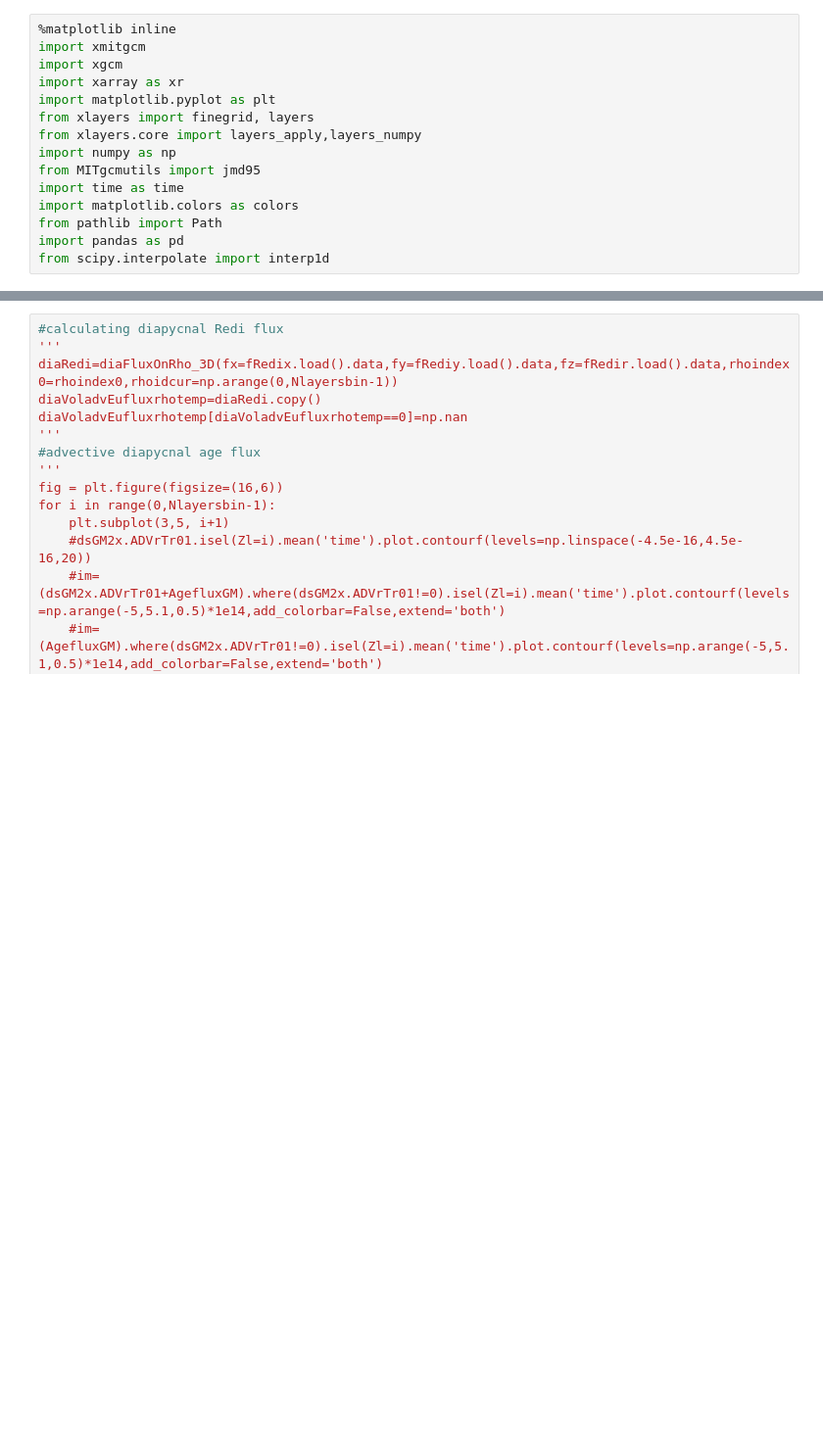
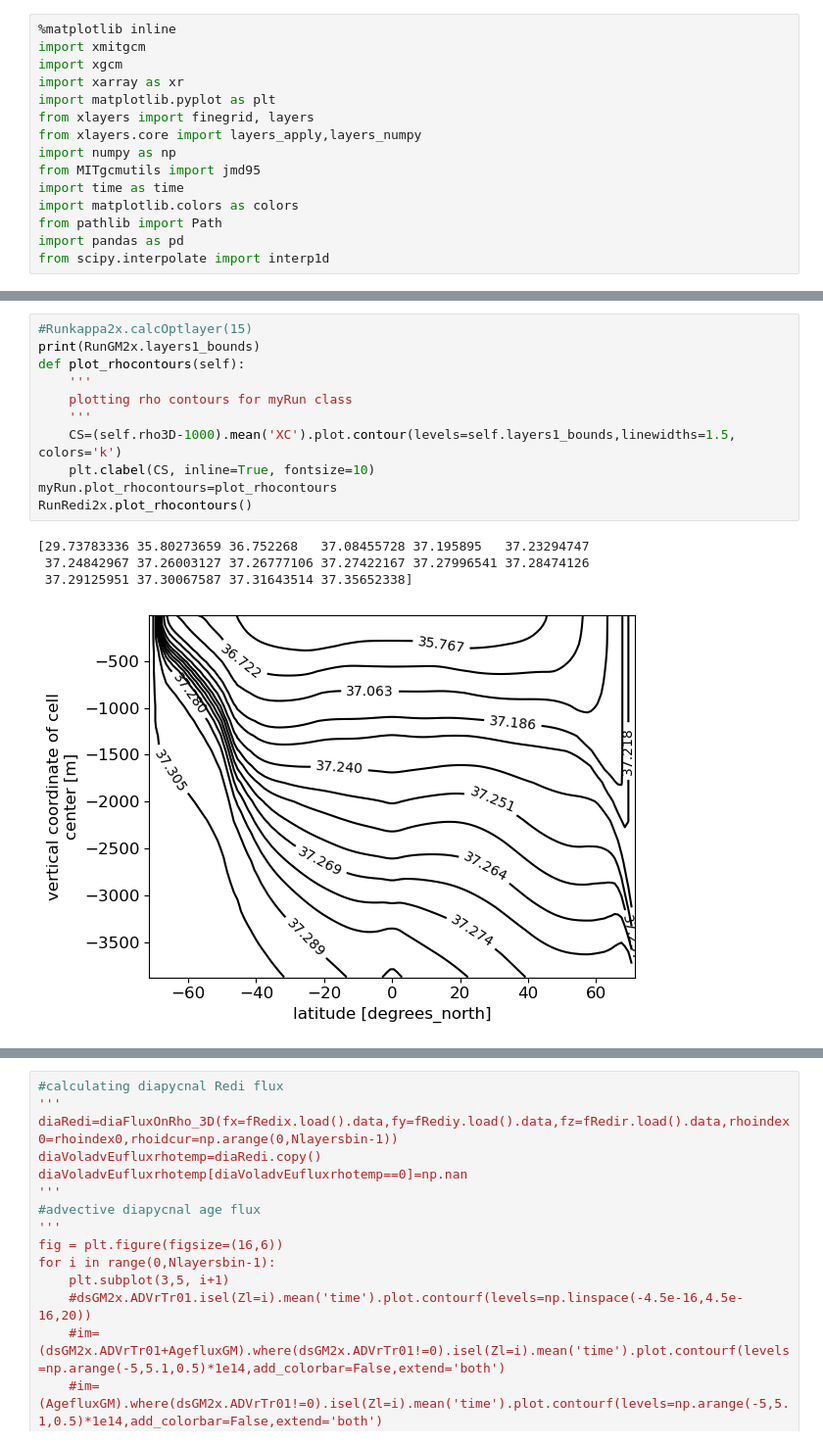
Before and after one commit to anthony-meza/test_age_framework, a Jupyter notebook: single_basin_production_figures.ipynb, the cells around one changed output, grey strips where cells are left out. Shown at 98% size. Saved outputs shown, nothing was run; the diff lists cells and outputs as text; blank space fills up the shorter version.

```diff
--- a/single_basin_production_figures.ipynb
+++ b/single_basin_production_figures.ipynb
@@ -392,3 +481,19 @@ Coordinates: (12/33)
+# %%
+#Runkappa2x.calcOptlayer(15)
+print(RunGM2x.layers1_bounds)
+def plot_rhocontours(self):
+    '''
+    plotting rho contours for myRun class
+    '''
+    CS=(self.rho3D-1000).mean('XC').plot.contour(levels=self.layers1_bounds,linewidths=1.5, colors='k')
+    plt.clabel(CS, inline=True, fontsize=10)
+myRun.plot_rhocontours=plot_rhocontours
+RunRedi2x.plot_rhocontours()
+# %% [output]
+[29.73783336 35.80273659 36.752268   37.08455728 37.195895   37.23294747
+ 37.24842967 37.26003127 37.26777106 37.27422167 37.27996541 37.28474126
+ 37.29125951 37.30067587 37.31643514 37.35652338]
+[figure, added]
 # %%
 #Figure1
 
```
Also changed, not shown: parts of 38 cells of this notebook.
